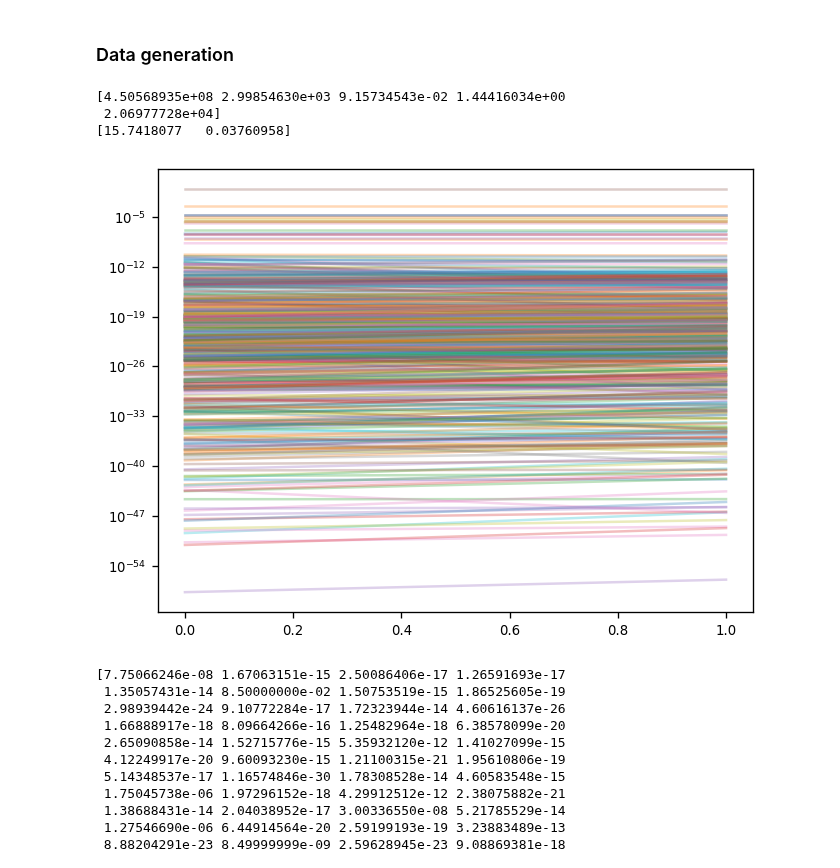
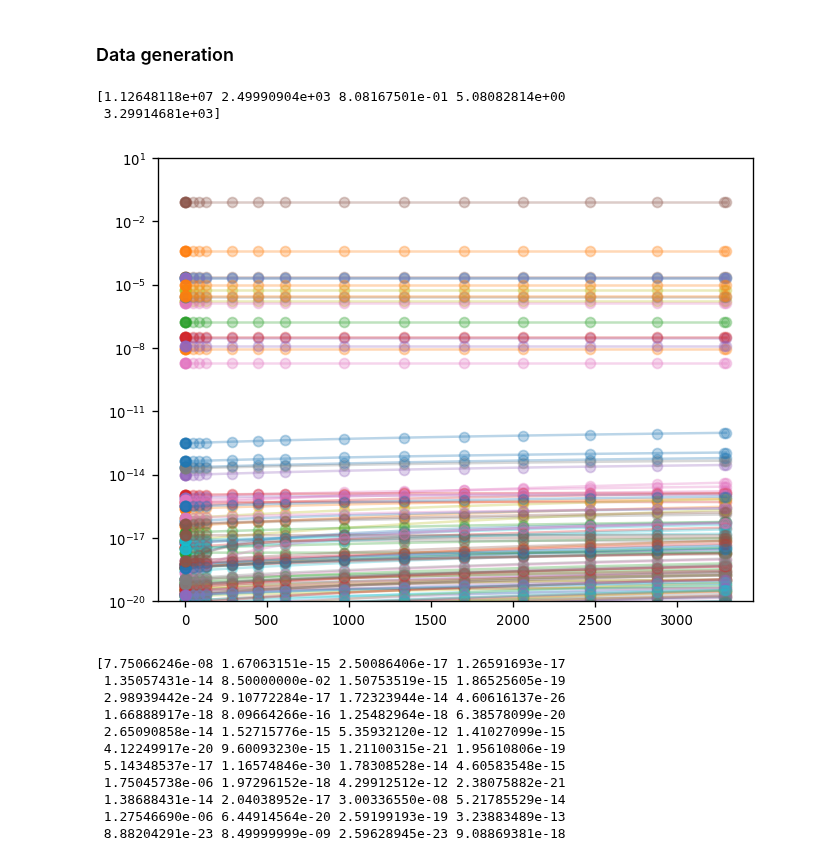
Before and after one commit to silkemaes/ChemPy, a Jupyter notebook: data_generation.ipynb, the cells around one changed output. Drawn from its saved outputs; the diff is of its cells as text; code cells hidden in the pictures.

```diff
--- a/data_generation.ipynb
+++ b/data_generation.ipynb
@@ -219,26 +219,31 @@ np.save(samploc+'dT_range', out_temp[1][:-1])
 # eind abundantie terug meegeven, niet initialiseren
 # %%
 
-path = '/lhome/silkem/ChemTorch/ChemTorch/out/'
-loc = '2023-08-08 23:48:50.881415'
+path = '/STER/silkem/ChemTorch/out/C-short-dtime/'
+loc = '2023-09-26 13:21:24.372653'
 
 input = np.load(path+loc+'/input.npy')
 time = np.load(path+loc+'/tictoc.npy')
+dt = np.load(path+loc+'/tstep.npy')
 
 print(input)
-print(time)
+# print(time)
 # print(np.load(path+'abundances.npy'))
 abs = np.load(path+loc+'/abundances.npy')
 
 for i in range(abs.shape[0]):
-    plt.plot(abs[i], alpha = 0.3)
+    plt.plot(dt,abs[i][1:],'-o', alpha = 0.3)
 
 plt.yscale('log')
+# plt.xscale('log')
+
+plt.ylim([1e-20,1e1])
+
+plt.show()
 # %% [output]
-[4.50568935e+08 2.99854630e+03 9.15734543e-02 1.44416034e+00
- 2.06977728e+04]
-[15.7418077   0.03760958]
+[1.12648118e+07 2.49990904e+03 8.08167501e-01 5.08082814e+00
+ 3.29914681e+03]
-[figure, old version]
+[figure, new version]
 # %%
 print(abs.T[-1])
 # %% [output]
```
Also changed, not shown: parts of 1 cell of this notebook, 6 other files.
